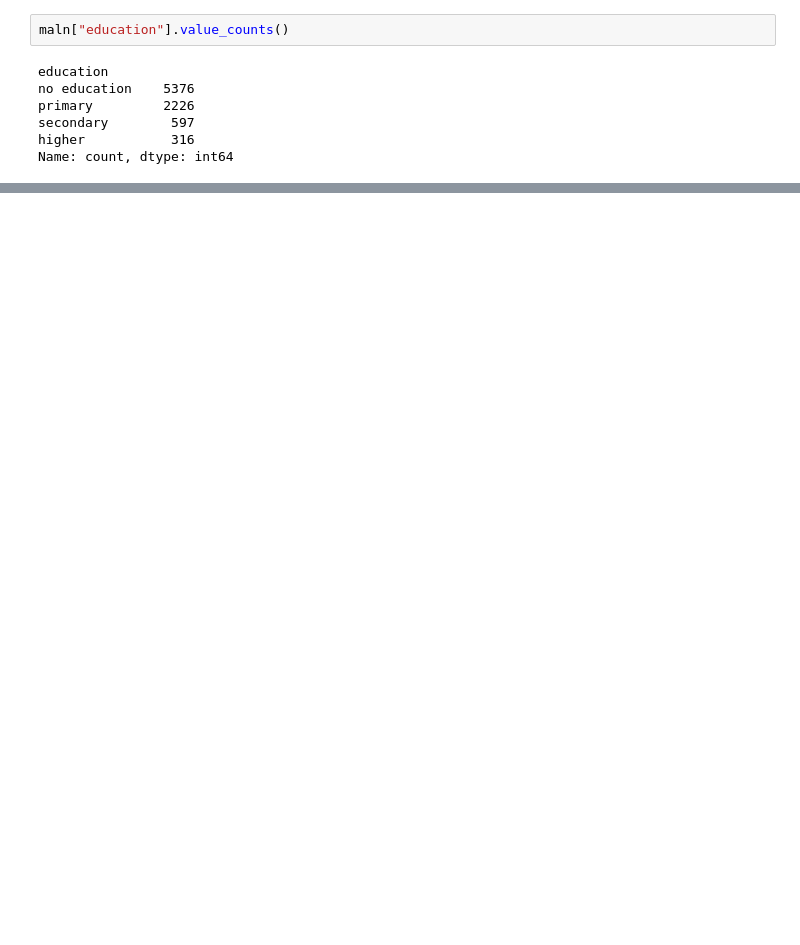
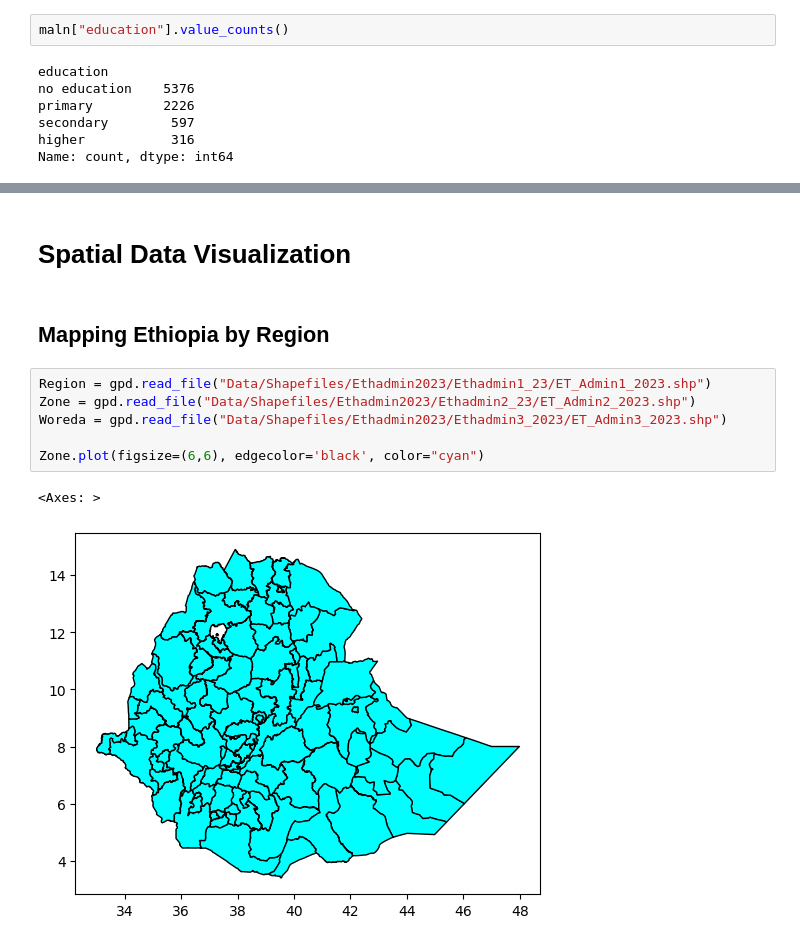
Before and after one commit to Natnael-Getahun/geo_spatial, a Jupyter notebook: chapter1.ipynb, the cells around one changed output, grey strips where cells are left out. Drawn from its saved outputs; the diff is of its cells as text; blank space fills up the shorter version.

```diff
--- a/chapter1.ipynb
+++ b/chapter1.ipynb
@@ -235,0 +516,13 @@ row
+# %% [markdown]
+# Spatial Data Visualization
+# %% [markdown]
+## Mapping Ethiopia by Region
+# %%
+Region = gpd.read_file("Data/Shapefiles/Ethadmin2023/Ethadmin1_23/ET_Admin1_2023.shp")
+Zone = gpd.read_file("Data/Shapefiles/Ethadmin2023/Ethadmin2_23/ET_Admin2_2023.shp")
+Woreda = gpd.read_file("Data/Shapefiles/Ethadmin2023/Ethadmin3_2023/ET_Admin3_2023.shp")
+
+Zone.plot(figsize=(6,6), edgecolor='black', color="cyan")
+# %% [output]
+<Axes: >
+[figure, added]
```
Also changed, not shown: parts of 39 cells of this notebook, 1 other file.
